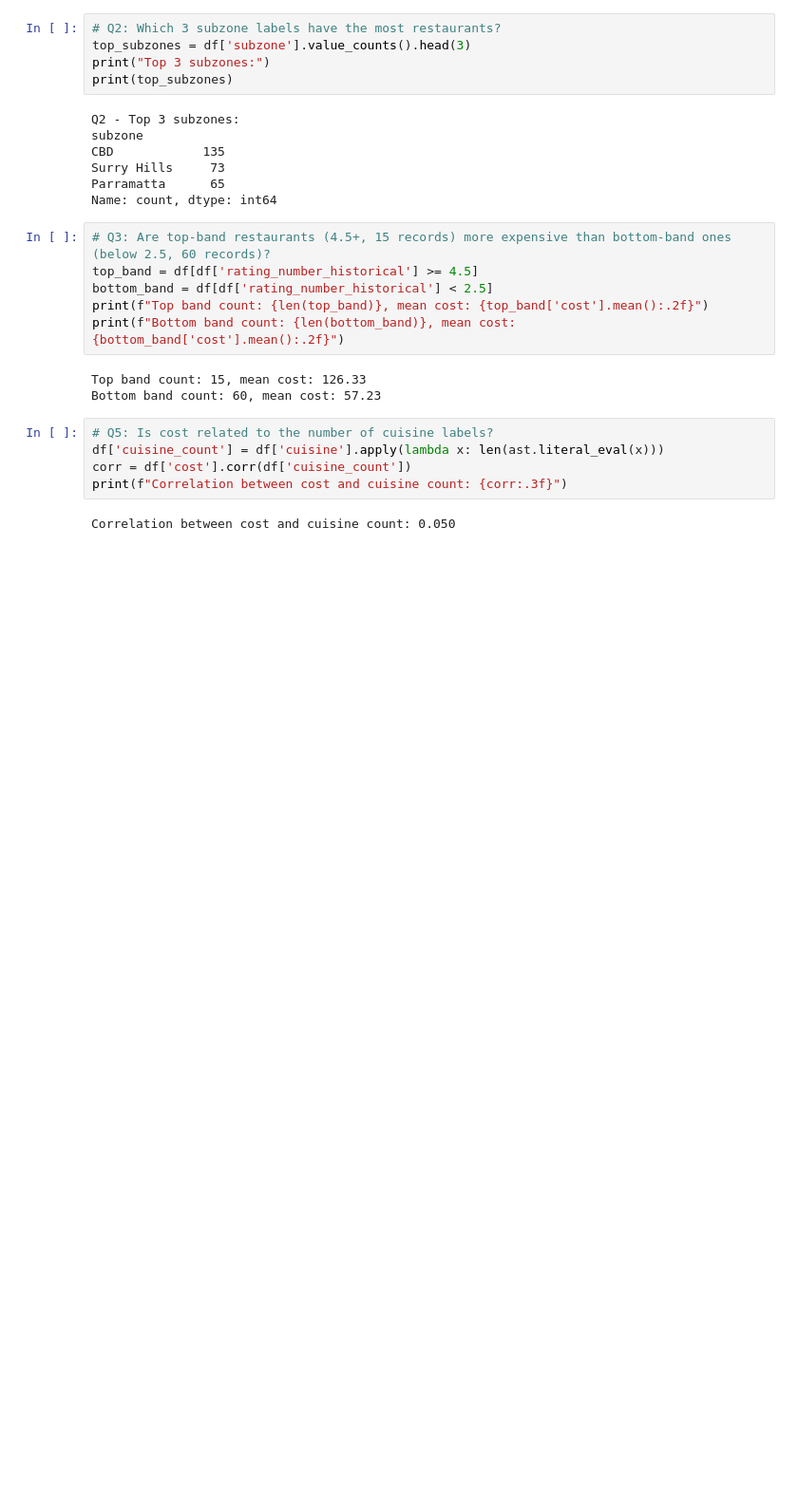
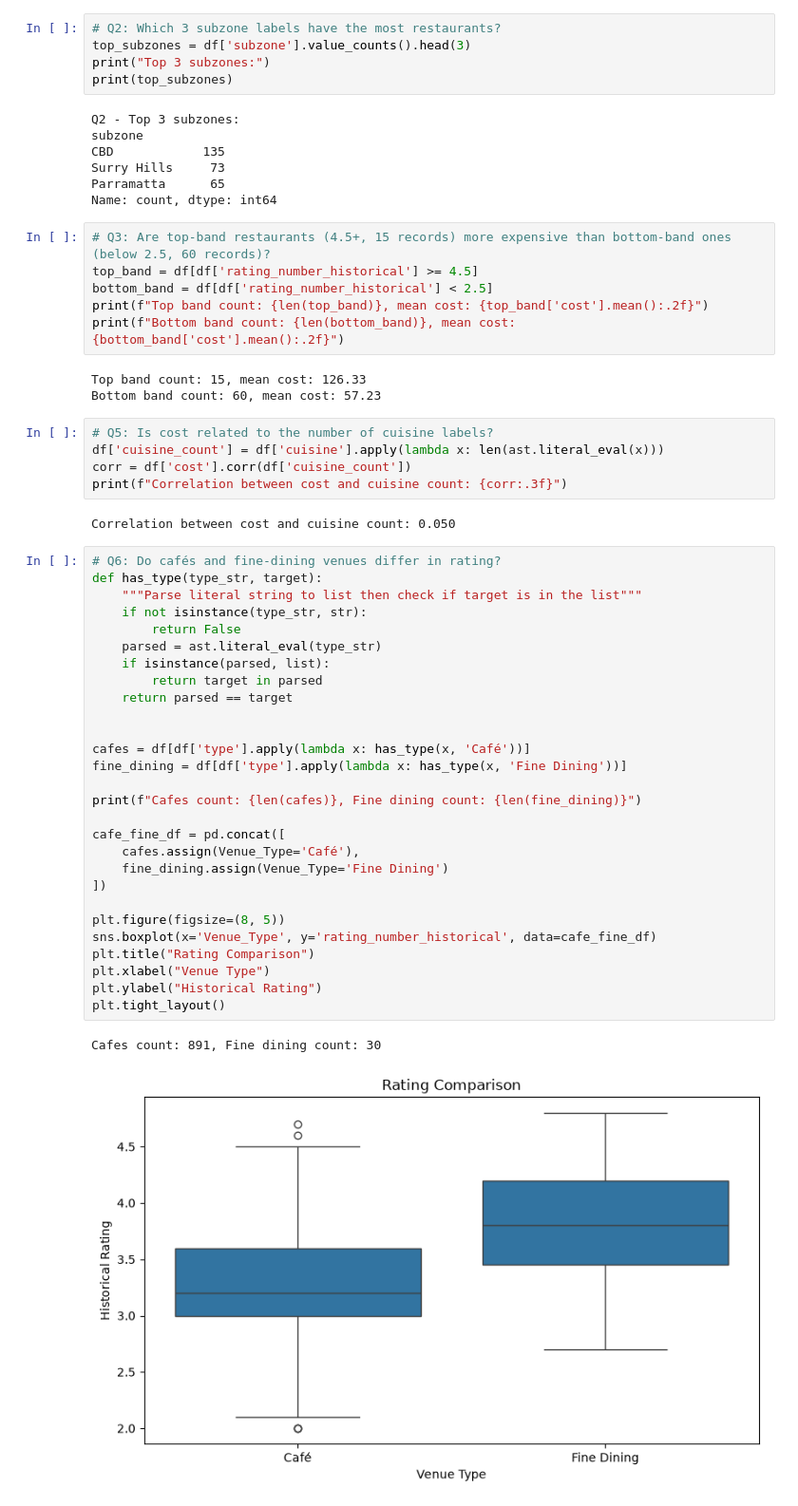
Before and after one commit to NhatHuyNguyen/3312605-dsts11523-final-project, a Jupyter notebook: part_a/src/part_a.ipynb, the cells around one changed output. Shown at 95% size. Saved outputs shown, nothing was run; the diff lists cells and outputs as text; blank space fills up the shorter version.

Commit message:
Task A2 Q6 plot

```diff
--- a/part_a/src/part_a.ipynb
+++ b/part_a/src/part_a.ipynb
@@ -180,3 +182,34 @@ corr = df['cost'].corr(df['cuisine_count'])
 print(f"Correlation between cost and cuisine count: {corr:.3f}")
 # %% [output]
 Correlation between cost and cuisine count: 0.050
+# %%
+# Q6: Do cafés and fine-dining venues differ in rating?
+def has_type(type_str, target):
+    """Parse literal string to list then check if target is in the list"""
+    if not isinstance(type_str, str):
+        return False
+    parsed = ast.literal_eval(type_str)
+    if isinstance(parsed, list):
+        return target in parsed
+    return parsed == target
+
+
+cafes = df[df['type'].apply(lambda x: has_type(x, 'Café'))]
+fine_dining = df[df['type'].apply(lambda x: has_type(x, 'Fine Dining'))]
+
+print(f"Cafes count: {len(cafes)}, Fine dining count: {len(fine_dining)}")
+
+cafe_fine_df = pd.concat([
+    cafes.assign(Venue_Type='Café'),
+    fine_dining.assign(Venue_Type='Fine Dining')
+])
+
+plt.figure(figsize=(8, 5))
+sns.boxplot(x='Venue_Type', y='rating_number_historical', data=cafe_fine_df)
+plt.title("Rating Comparison")
+plt.xlabel("Venue Type")
+plt.ylabel("Historical Rating")
+plt.tight_layout()
+# %% [output]
+Cafes count: 891, Fine dining count: 30
+[figure, added]
```
Also changed, not shown: parts of 1 cell of this notebook.
